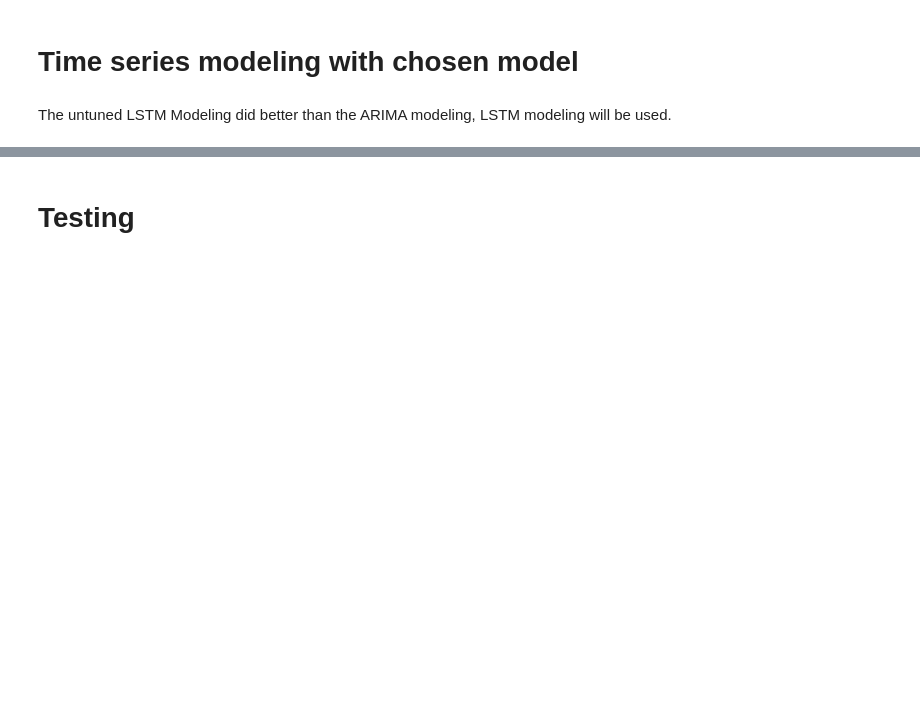
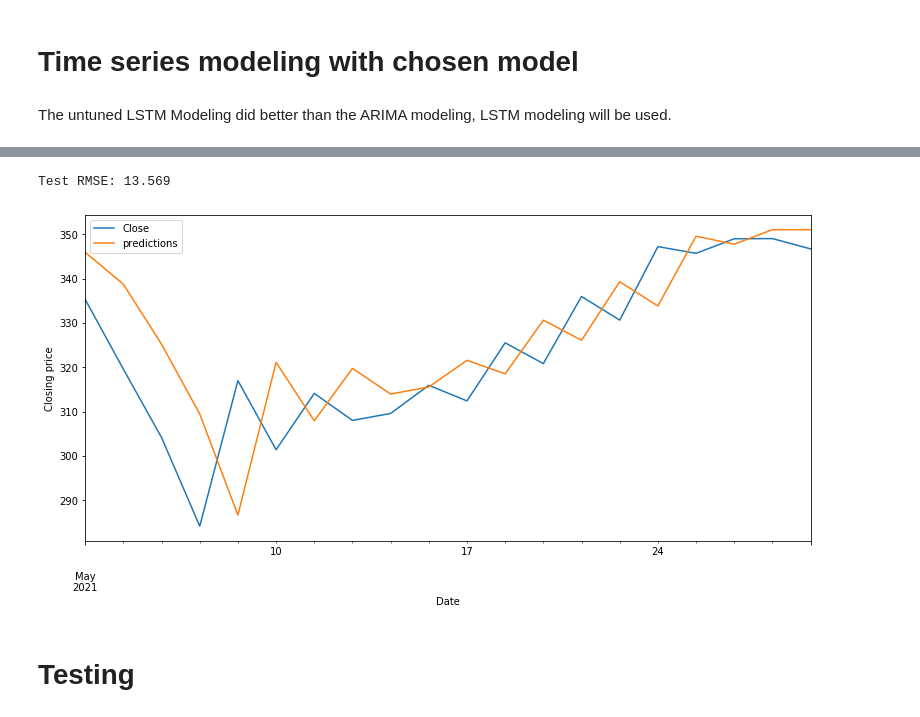
Before and after one commit to stevenkyle2013/Capstone, a Jupyter notebook: Main.ipynb, the cells around one changed output, grey strips where cells are left out. Saved outputs shown, nothing was run; the diff lists cells and outputs as text; code cells hidden in the pictures; blank space fills up the shorter version.

```diff
--- a/Main.ipynb
+++ b/Main.ipynb
@@ -1350,0 +1486,11 @@ parameter_tune_df = LSTM_Tuning(train_scaled = train_scaled, train = train,
+# %%
+# Scaling
+Multi_scaler, Multi_train_scaled, Multi_test_scaled = scale(Multi_train, Multi_test)
+# %%
+# split into input and outputs
+Multi_train_X, Multi_train_y = Multi_train_scaled[:, :-1], Multi_train_scaled[:, -1]
+Multi_test_X, Multi_test_y = Multi_test_scaled[:, :-1], Multi_test_scaled[:, -1]
+# reshape input to be 3D [samples, timesteps, features]
+Multi_train_X = Multi_train_X.reshape((Multi_train_X.shape[0], 1, Multi_train_X.shape[1]))
+Multi_test_X = Multi_test_X.reshape((Multi_test_X.shape[0], 1, Multi_test_X.shape[1]))
+print(Multi_train_X.shape, Multi_train_y.shape, Multi_test_X.shape, Multi_test_y.shape)
@@ -1350,0 +1513,8 @@ parameter_tune_df = LSTM_Tuning(train_scaled = train_scaled, train = train,
+# %%
+Multi_model = Sequential()
+Multi_model.add(LSTM(4, input_shape=(Multi_train_X.shape[1],
+                                           Multi_train_X.shape[2])))
+Multi_model.add(Dense(1))
+Multi_model.compile(loss='mean_squared_error', optimizer='adam')
+Multi_model.fit(Multi_train_X, Multi_train_y, epochs=50,
+                    batch_size=1, validation_data=(Multi_test_X,Multi_test_y), verbose=0, shuffle=False)
@@ -1350,0 +1523,13 @@ parameter_tune_df = LSTM_Tuning(train_scaled = train_scaled, train = train,
+# %%
+# One step forecast for this LSTM
+Multi_predictions = list()
+for i in range(len(test_scaled)):
+    # make one-step forecast
+    X, y = Multi_test_scaled[i, 0:-1], Multi_test_scaled[i, -1]
+    yhat = forecast_lstm(Multi_model, 1, X)
+    # invert scaling
+    yhat = invert_scale(Multi_scaler, X, yhat)
+    # store forecast
+    Multi_predictions.append(yhat)
+    expected = raw_values[len(train) + i ]
+    print('Days=%d, Predicted=%f, Expected=%f' % (i+1, yhat, expected))
@@ -1351,3 +1557,16 @@ parameter_tune_df = LSTM_Tuning(train_scaled = train_scaled, train = train,
+# %%
+# Performance report
+rmse = sqrt(mean_squared_error(raw_values[-20:], Multi_predictions))
+print('Test RMSE: %.3f' % rmse)
+# line plot of observed vs predicted
+Multi_temp_df = pd.DataFrame(raw_values[-20:])
+Multi_temp_df['predictions'] = Multi_predictions
+Multi_temp_df.plot(legend=True, figsize=(13,6))
+plt.ylabel('Closing price')
+plt.show()
+# %% [output]
+Test RMSE: 13.569
+[figure, added]
 # %% [markdown]
 # Testing
 # %%
```
Also changed, not shown: parts of 28 cells of this notebook, 2 other files.
